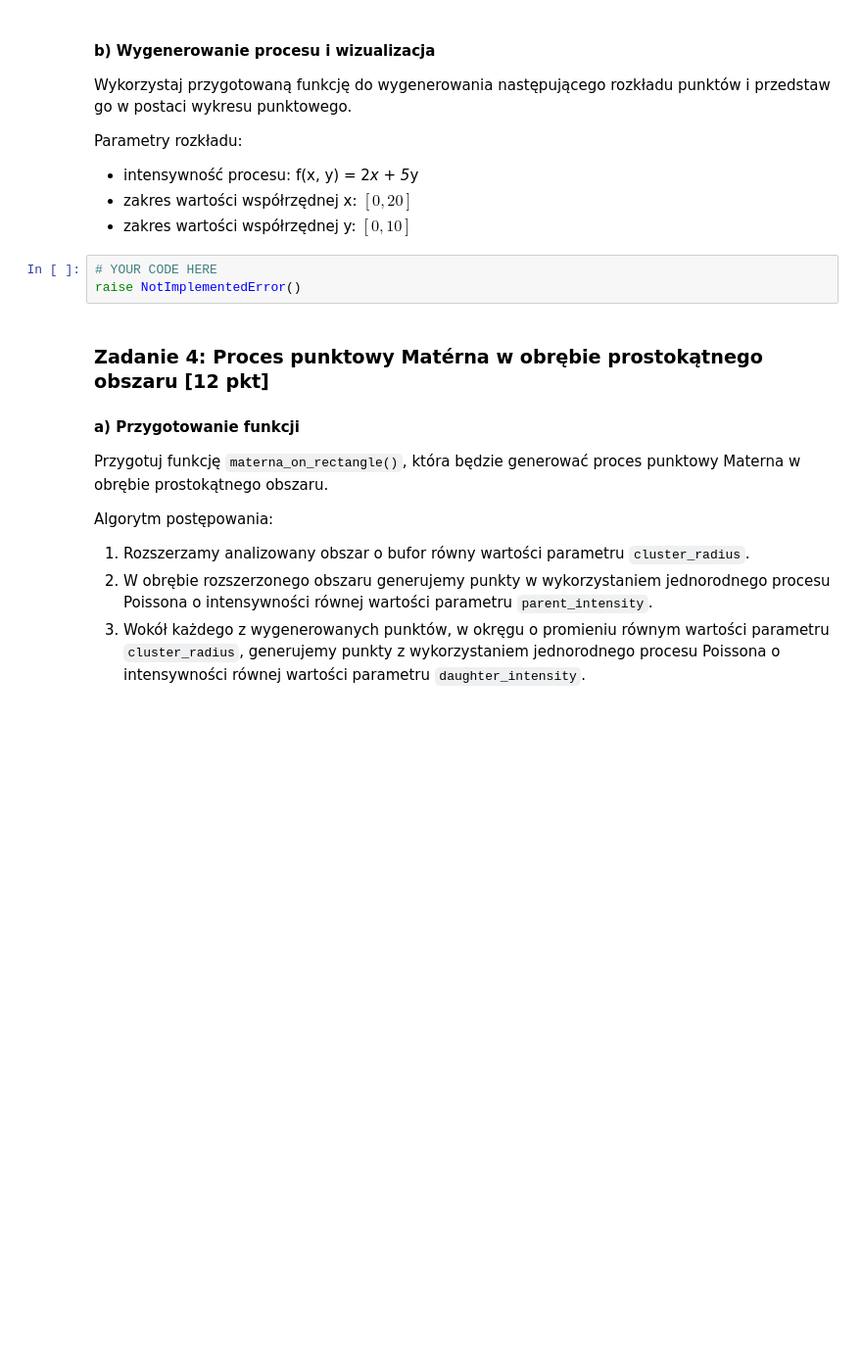
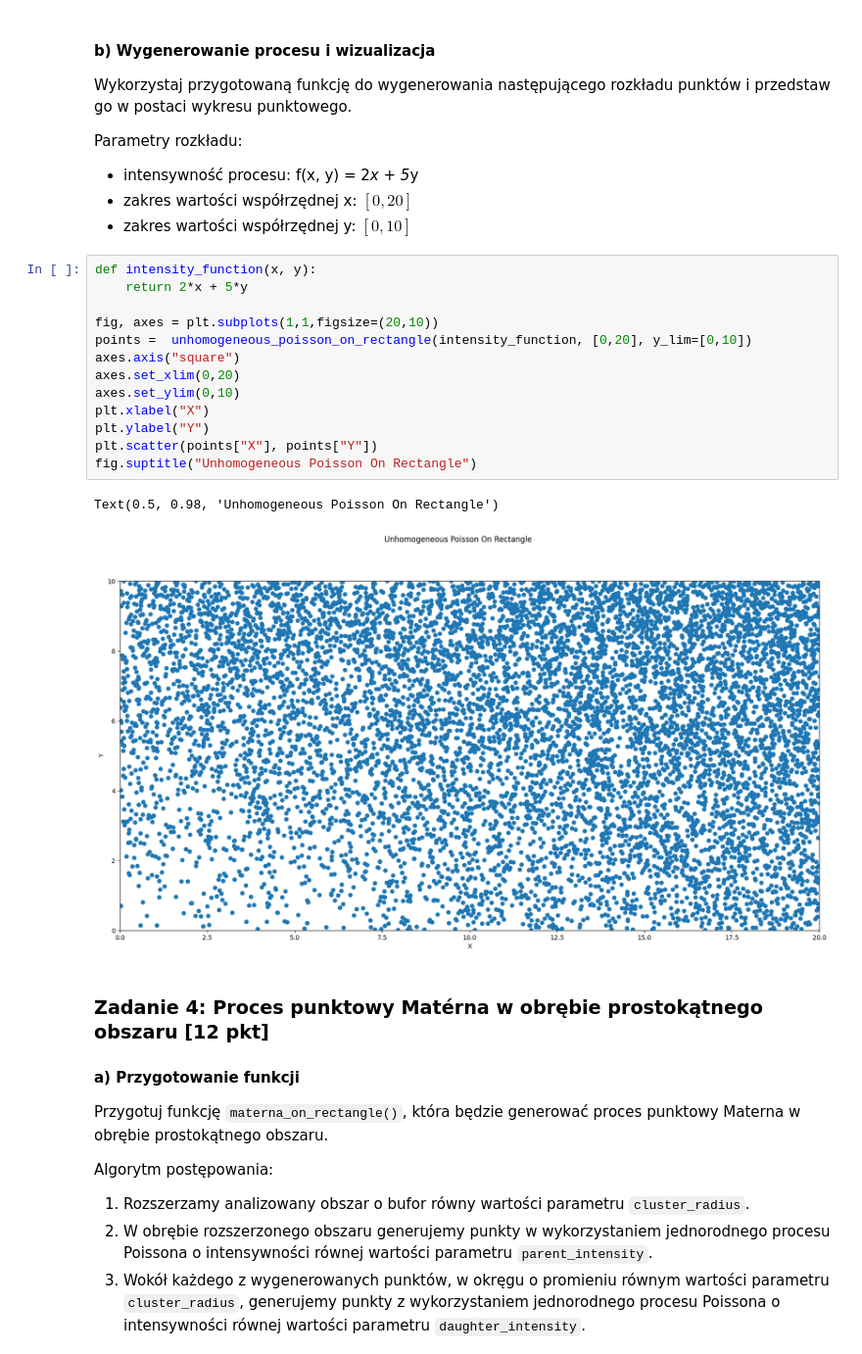
Before and after one commit to zuzannabrauer/spatialDataAnalysis, a Jupyter notebook: ZZ01.ipynb, the cells around one changed output. Shown at 98% size. Cells and saved outputs as stored; diff of their text form; blank space fills up the shorter version.

```diff
--- a/ZZ01.ipynb
+++ b/ZZ01.ipynb
@@ -233,8 +225,21 @@ Parametry rozkładu:
  - zakres wartości współrzędnej x: $[0, 20]$
  - zakres wartości współrzędnej y: $[0, 10]$
 # %%
-# YOUR CODE HERE
-raise NotImplementedError()
+def intensity_function(x, y):
+    return 2*x + 5*y
+
+fig, axes = plt.subplots(1,1,figsize=(20,10))
+points =  unhomogeneous_poisson_on_rectangle(intensity_function, [0,20], y_lim=[0,10])
+axes.axis("square")
+axes.set_xlim(0,20)
+axes.set_ylim(0,10)
+plt.xlabel("X")
+plt.ylabel("Y")
+plt.scatter(points["X"], points["Y"])
+fig.suptitle("Unhomogeneous Poisson On Rectangle")
+# %% [output]
+Text(0.5, 0.98, 'Unhomogeneous Poisson On Rectangle')
+[figure, added]
 # %% [markdown]
 ### Zadanie 4: Proces punktowy Matérna w obrębie prostokątnego obszaru [12 pkt]
 
```
Also changed, not shown: parts of 7 cells of this notebook.
